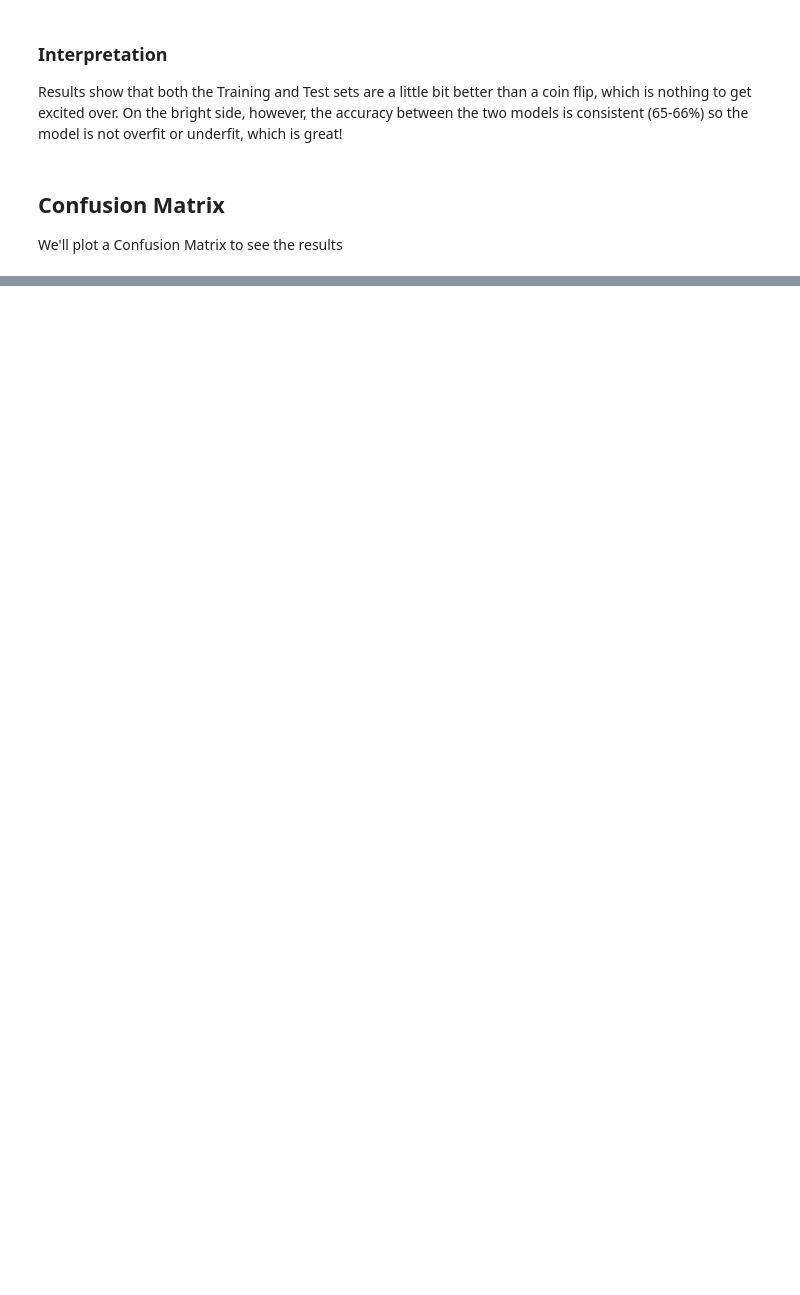
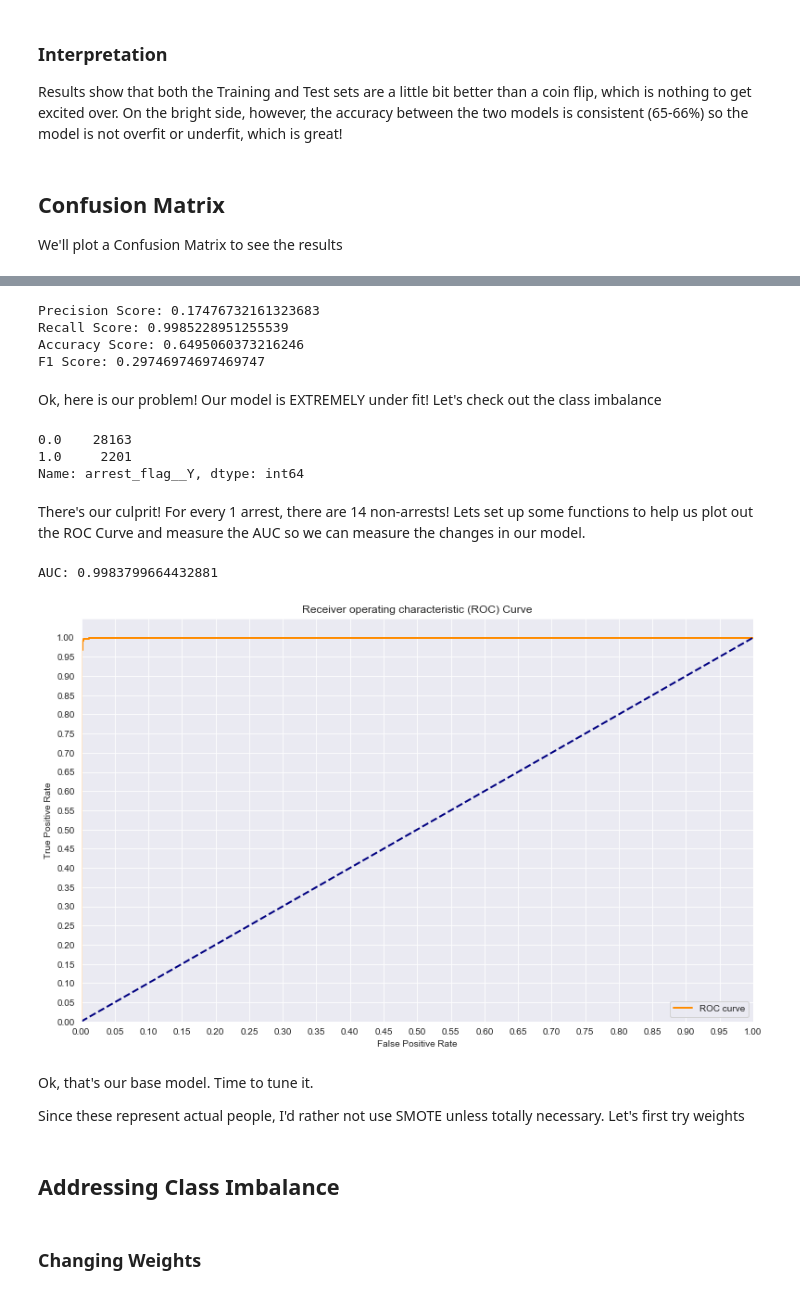
Before and after one commit to bmauss/LogReg_Analysis_of_Terry_Stops, a Jupyter notebook: 3. Modeling.ipynb, the cells around one changed output, grey strips where cells are left out. Cells and saved outputs as stored; diff of their text form; code cells hidden in the pictures; blank space fills up the shorter version.

```diff
--- a/3. Modeling.ipynb
+++ b/3. Modeling.ipynb
@@ -172,0 +193,69 @@ ImportError: cannot import name 'plot_confusion_matrix'
+# %%
+def print_metrics(y_test, y_hat_test):
+    print("Precision Score: {}".format(precision_score(y_test, y_hat_test)))
+    print("Recall Score: {}".format(recall_score(y_test, y_hat_test)))
+    print("Accuracy Score: {}".format(accuracy_score(y_test, y_hat_test)))
+    print("F1 Score: {}".format(f1_score(y_test, y_hat_test)))
+
+print_metrics(y_test, y_hat_test)
+# %% [output]
+Precision Score: 0.17476732161323683
+Recall Score: 0.9985228951255539
+Accuracy Score: 0.6495060373216246
+F1 Score: 0.29746974697469747
+# %% [markdown]
+Ok, here is our problem! Our model is EXTREMELY under fit! Let's check out the class imbalance
+# %%
+y.value_counts()
+# %% [output]
+0.0    28163
+1.0     2201
+Name: arrest_flag__Y, dtype: int64
+# %% [markdown]
+There's our culprit! For every 1 arrest, there are 14 non-arrests! Lets set up some functions to help us plot out the ROC Curve and measure the AUC so we can measure the changes in our model.
+# %%
+def plot_roc(X_test, y_test):
+    """
+    Input the X_test set, the y_test set
+
+    The function calculates the y_score, fpr, tpr, and thresholds.
+
+    Outputs the Area Under the Curve and a plot of the ROC Curve
+    """
+    # y_score
+    y_score = logreg.decision_function(X_test)
+    # False positive rate and true positive rate
+    fpr, tpr, thresholds = roc_curve(y_test, y_score)
+
+    print(f'AUC: {auc(fpr, tpr)}')
+
+    plt.figure(figsize=(13, 8))
+    lw = 2
+    plt.plot(fpr, tpr, color='darkorange',
+         lw=lw, label='ROC curve')
+    plt.plot([0, 1], [0, 1], color='navy', lw=lw, linestyle='--')
+    plt.xlim([0.0, 1.0])
+    plt.ylim([0.0, 1.05])
+    plt.yticks([i/20.0 for i in range(21)])
+    plt.xticks([i/20.0 for i in range(21)])
+    plt.xlabel('False Positive Rate')
+    plt.ylabel('True Positive Rate')
+    plt.title('Receiver operating characteristic (ROC) Curve')
+    plt.legend(loc='lower right')
+    plt.show()
+# %%
+from sklearn.metrics import roc_curve, auc
+sns.set_style('darkgrid')
+
+plot_roc(X_test_scaled, y_test)
+# %% [output]
+AUC: 0.9983799664432881
+[figure, added]
+# %% [markdown]
+Ok, that's our base model. Time to tune it.
+
+Since these represent actual people, I'd rather not use SMOTE unless totally necessary.  Let's first try weights
+# %% [markdown]
+## Addressing Class Imbalance
+# %% [markdown]
+### Changing Weights
```
Also changed, not shown: parts of 24 cells of this notebook.
